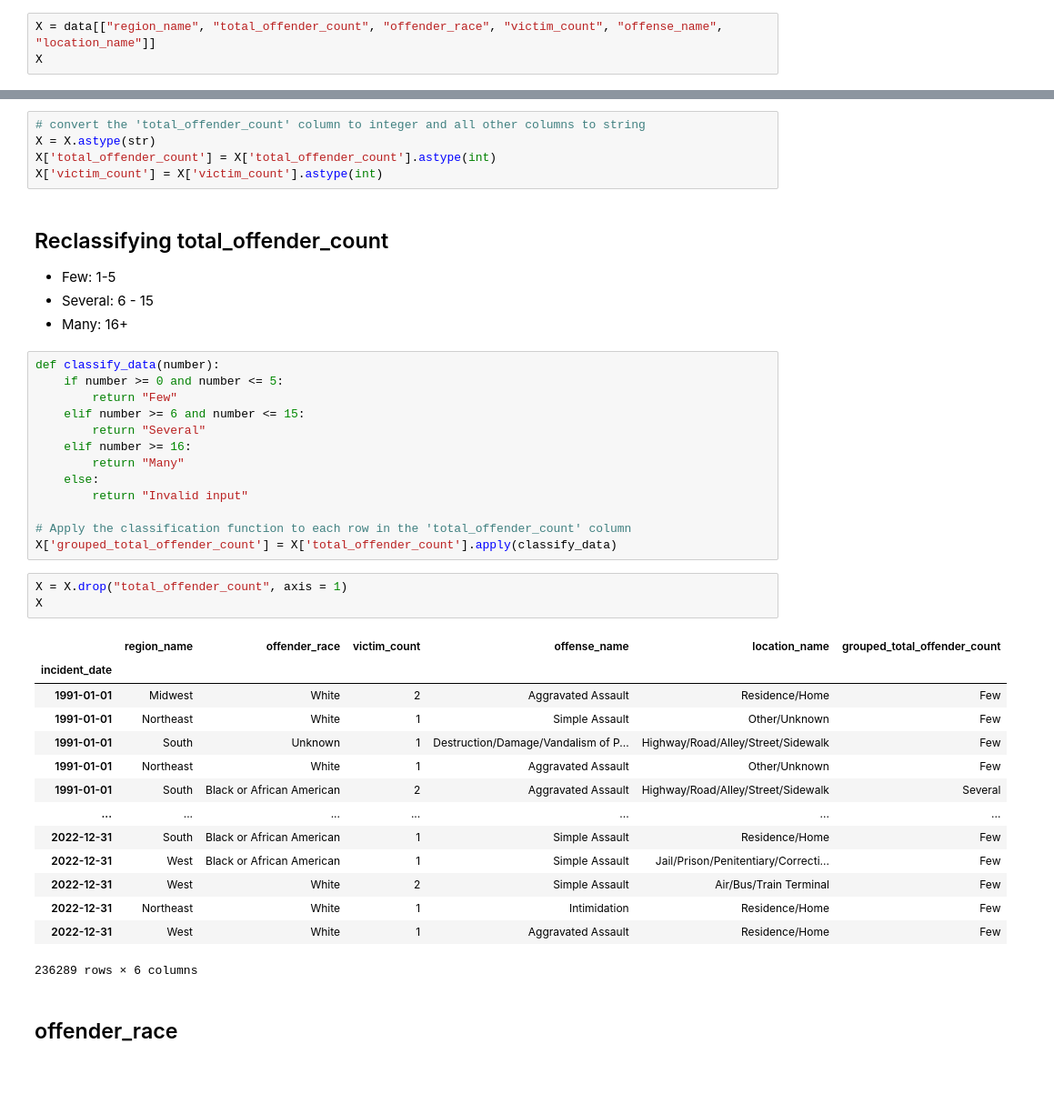
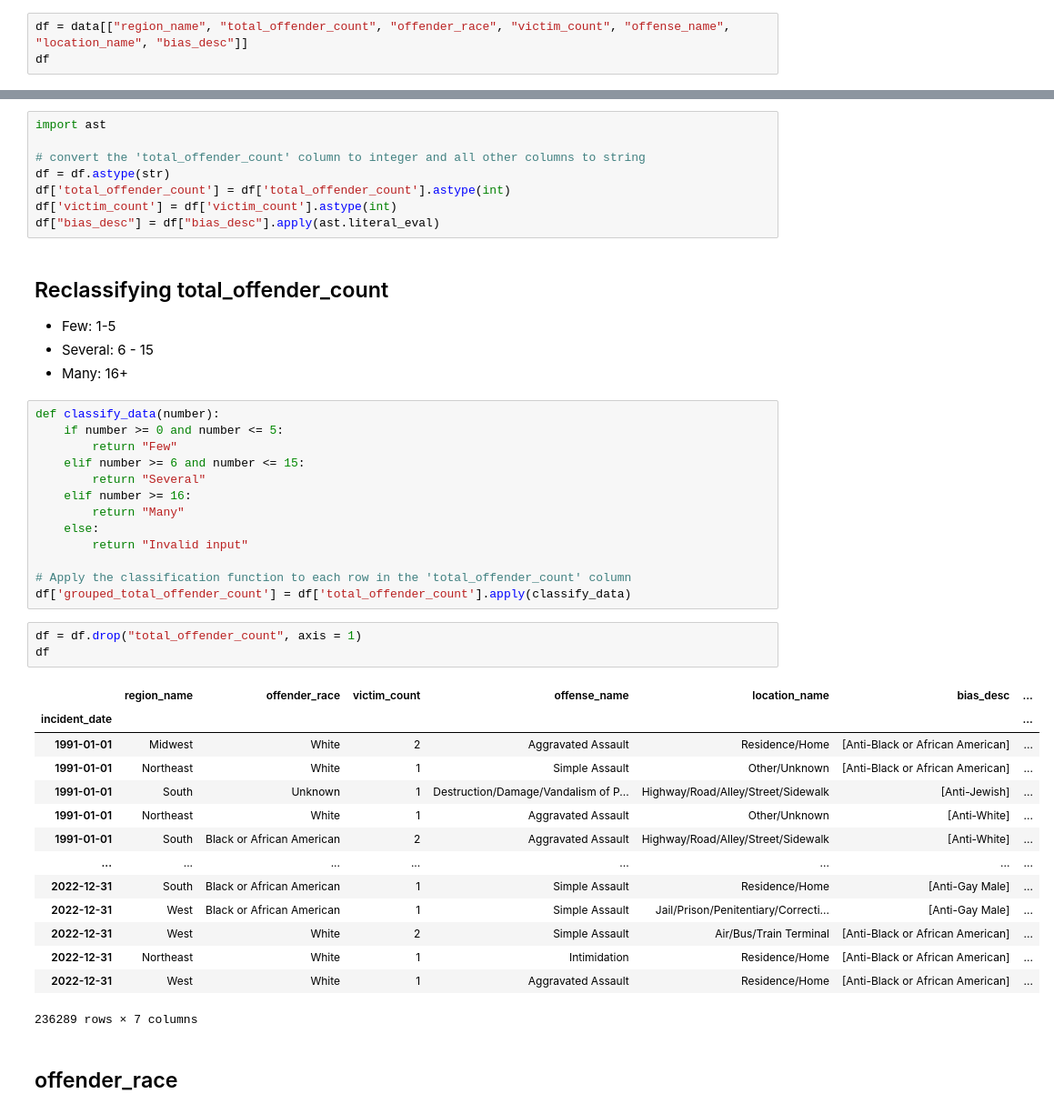
Before and after one commit to UWI-Zess/COMP6940-Project, a Jupyter notebook: main.ipynb, the cells around one changed output, grey strips where cells are left out. Shown at 91% size. Cells and saved outputs as stored; diff of their text form; blank space fills up the shorter version.

```diff
--- a/main.ipynb
+++ b/main.ipynb
@@ -559,4 +578,4 @@ plt.show()
 # %%
-X = data[["region_name", "total_offender_count", "offender_race", "victim_count", "offense_name", "location_name"]]
-X
+df = data[["region_name", "total_offender_count", "offender_race", "victim_count", "offense_name", "location_name", "bias_desc"]]
+df
 # %% [output]
@@ -577,8 +596,11 @@ X
 # %%
+import ast
+
 # convert the 'total_offender_count' column to integer and all other columns to string
-X = X.astype(str)
-X['total_offender_count'] = X['total_offender_count'].astype(int)
-X['victim_count'] = X['victim_count'].astype(int)
+df = df.astype(str)
+df['total_offender_count'] = df['total_offender_count'].astype(int)
+df['victim_count'] = df['victim_count'].astype(int)
+df["bias_desc"] = df["bias_desc"].apply(ast.literal_eval)
 # %% [markdown]
 ## Reclassifying total_offender_count
 
@@ -597,25 +619,25 @@ def classify_data(number):
         return "Invalid input"
 
 # Apply the classification function to each row in the 'total_offender_count' column
-X['grouped_total_offender_count'] = X['total_offender_count'].apply(classify_data)
+df['grouped_total_offender_count'] = df['total_offender_count'].apply(classify_data)
 # %%
-X = X.drop("total_offender_count", axis = 1)
-X
+df = df.drop("total_offender_count", axis = 1)
+df
 # %% [output]
-|  | region_name | offender_race | victim_count | offense_name | location_name | grouped_total_offender_count |
-| incident_date |  |  |  |  |  |  |
-| 1991-01-01 | Midwest | White | 2 | Aggravated Assault | Residence/Home | Few |
-| 1991-01-01 | Northeast | White | 1 | Simple Assault | Other/Unknown | Few |
-| 1991-01-01 | South | Unknown | 1 | Destruction/Damage/Vandalism of P... | Highway/Road/Alley/Street/Sidewalk | Few |
-| 1991-01-01 | Northeast | White | 1 | Aggravated Assault | Other/Unknown | Few |
-| 1991-01-01 | South | Black or African American | 2 | Aggravated Assault | Highway/Road/Alley/Street/Sidewalk | Several |
-| ... | ... | ... | ... | ... | ... | ... |
-| 2022-12-31 | South | Black or African American | 1 | Simple Assault | Residence/Home | Few |
-| 2022-12-31 | West | Black or African American | 1 | Simple Assault | Jail/Prison/Penitentiary/Correcti... | Few |
-| 2022-12-31 | West | White | 2 | Simple Assault | Air/Bus/Train Terminal | Few |
-| 2022-12-31 | Northeast | White | 1 | Intimidation | Residence/Home | Few |
-| 2022-12-31 | West | White | 1 | Aggravated Assault | Residence/Home | Few |
+|  | region_name | offender_race | victim_count | offense_name | location_name | bias_desc | ... |
+| incident_date |  |  |  |  |  |  | ... |
+| 1991-01-01 | Midwest | White | 2 | Aggravated Assault | Residence/Home | [Anti-Black or African American] | ... |
+| 1991-01-01 | Northeast | White | 1 | Simple Assault | Other/Unknown | [Anti-Black or African American] | ... |
+| 1991-01-01 | South | Unknown | 1 | Destruction/Damage/Vandalism of P... | Highway/Road/Alley/Street/Sidewalk | [Anti-Jewish] | ... |
+| 1991-01-01 | Northeast | White | 1 | Aggravated Assault | Other/Unknown | [Anti-White] | ... |
+| 1991-01-01 | South | Black or African American | 2 | Aggravated Assault | Highway/Road/Alley/Street/Sidewalk | [Anti-White] | ... |
+| ... | ... | ... | ... | ... | ... | ... | ... |
+| 2022-12-31 | South | Black or African American | 1 | Simple Assault | Residence/Home | [Anti-Gay Male] | ... |
+| 2022-12-31 | West | Black or African American | 1 | Simple Assault | Jail/Prison/Penitentiary/Correcti... | [Anti-Gay Male] | ... |
+| 2022-12-31 | West | White | 2 | Simple Assault | Air/Bus/Train Terminal | [Anti-Black or African American] | ... |
+| 2022-12-31 | Northeast | White | 1 | Intimidation | Residence/Home | [Anti-Black or African American] | ... |
+| 2022-12-31 | West | White | 1 | Aggravated Assault | Residence/Home | [Anti-Black or African American] | ... |
-236289 rows × 6 columns
+236289 rows × 7 columns
 # %% [markdown]
 ## offender_race
 # %%
```
Also changed, not shown: parts of 39 cells of this notebook, 1 other file.
